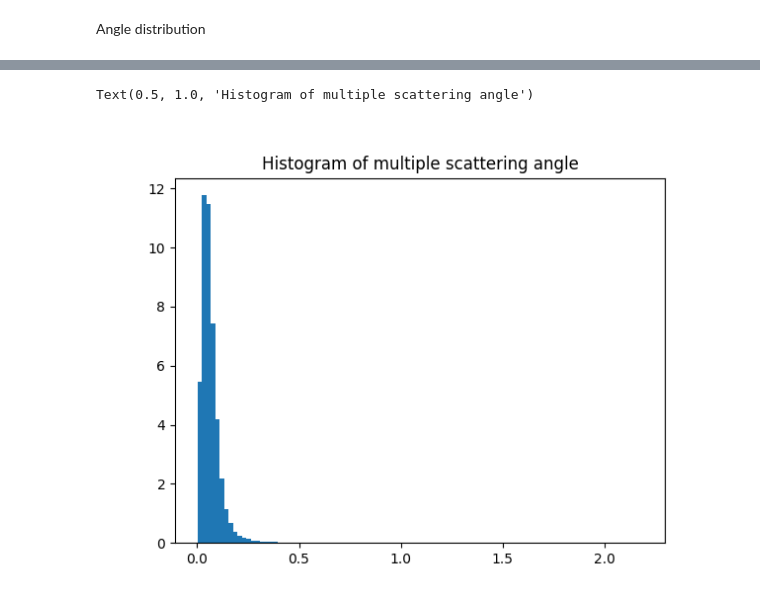
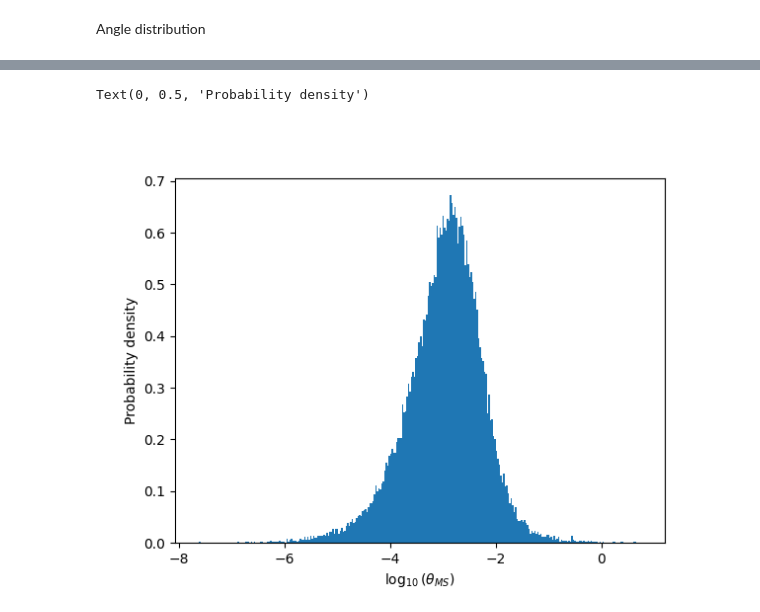
Before and after one commit to KlaasWillems/electronTransportCode, a Jupyter notebook: ms/velocityDist.ipynb, the cells around one changed output, grey strips where cells are left out. Saved outputs shown, nothing was run; the diff lists cells and outputs as text; code cells hidden in the pictures.

Commit message:
Velocity distribution figures

```diff
--- a/ms/velocityDist.ipynb
+++ b/ms/velocityDist.ipynb
@@ -168,10 +191,10 @@ Angle distribution
 # %%
 index = 0
 
-x = np.linspace(expon.ppf(0.01), expon.ppf(0.99999), 100)
 fig, ax = plt.subplots(1, 1)
-_ = ax.hist(np.arccos(costMS[index, :]), bins = 100, density=True)
-ax.set_title('Histogram of multiple scattering angle')
+_ = ax.hist(np.log(np.arccos(costMS[index, :])), bins = 300, density=True)
+ax.set_xlabel('$\log_{10}(\\theta_{MS})$')
+ax.set_ylabel('Probability density')
 # %% [output]
-Text(0.5, 1.0, 'Histogram of multiple scattering angle')
+Text(0, 0.5, 'Probability density')
-[figure, old version]
+[figure, new version]
```
Also changed, not shown: parts of 5 cells of this notebook, 2 other files.
